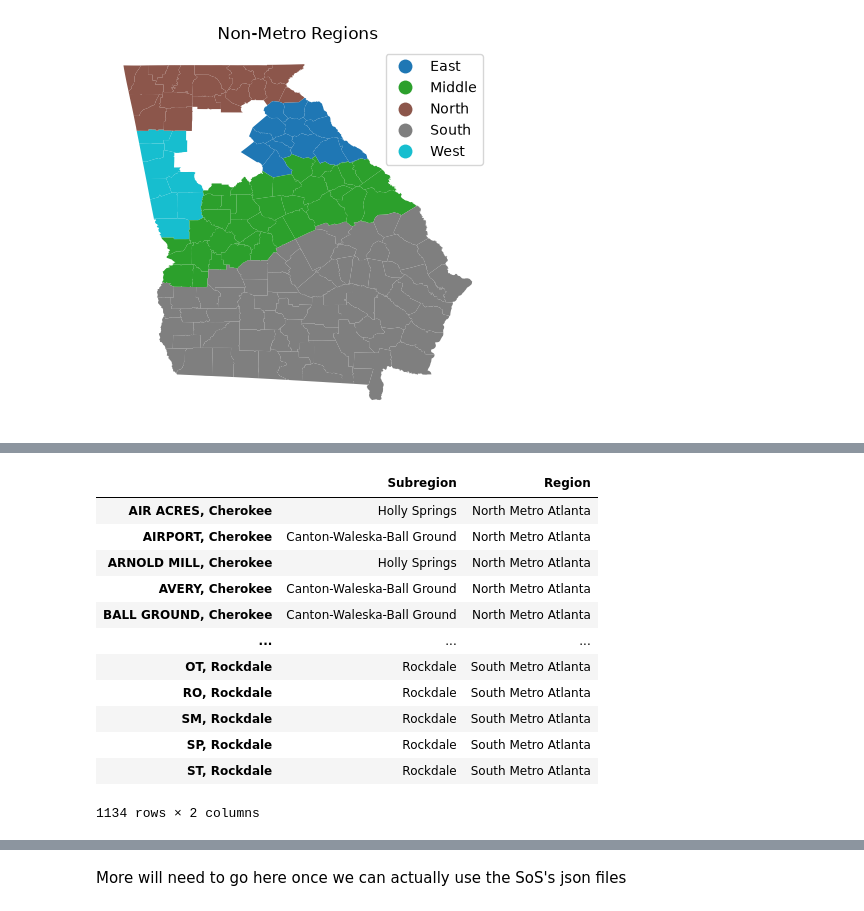
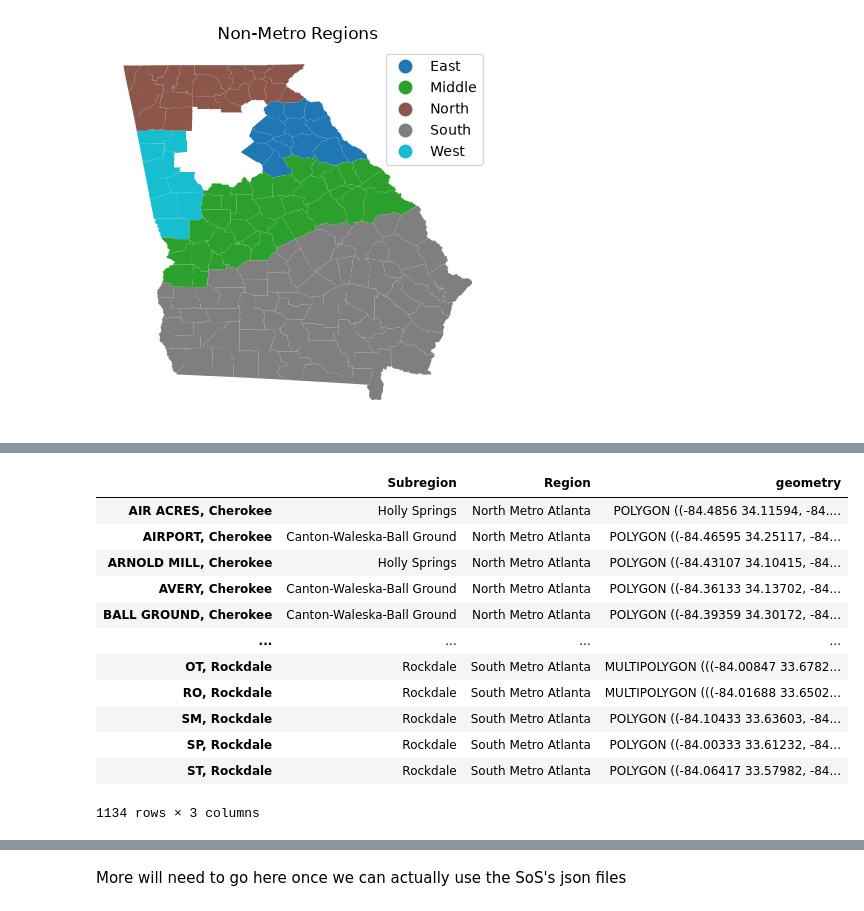
Before and after one commit to davidboers/2026electionmodels, a Jupyter notebook: statewides.ipynb, the cells around one changed output, grey strips where cells are left out. Cells and saved outputs as stored; diff of their text form; code cells hidden in the pictures.

```diff
--- a/statewides.ipynb
+++ b/statewides.ipynb
@@ -90,0 +67,24 @@ def display_single_results(df):
+# %%
+import pandas as pd
+import geopandas
+
+metro_prec_data = geopandas.read_file('./regions/regions_metro.json')
+metro_prec_data[metro_prec_data['Election'].isin(['2018', '2022', '*'])]
+metro_prec_data = metro_prec_data.rename(columns={'index': 'Precinct'})
+
+# Sanitizing for 2022
+def sanitize_gwinnett_2022(x):
+    return ' '.join(x.split(' ')[1:])
+metro_prec_data.loc[metro_prec_data['County'] == 'Gwinnett', 'Precinct'] = \
+    metro_prec_data.loc[metro_prec_data['County'] == 'Gwinnett', 'Precinct'].apply(sanitize_gwinnett_2022)
+
+def sanitize_hall_2022(x):
+    return '-'.join(x.split('-')[1:])
+metro_prec_data.loc[metro_prec_data['County'] == 'Hall', 'Precinct'] = \
+    metro_prec_data.loc[metro_prec_data['County'] == 'Hall', 'Precinct'].apply(sanitize_hall_2022)
+
+metro_prec_data['Precinct'] = \
+    metro_prec_data['Precinct'].apply(lambda x: x.upper())
+
+metro_prec_data = metro_prec_data.set_index(['County', 'Precinct', 'Election'], drop=False)
+metro_prec_data
@@ -91,28 +106,33 @@ def display_single_results(df):
 # %%
 def agg_uniq(s: pd.Series):
     vals = s.values.unique()
     if len(vals) != 1:
         print(s)
         assert len(vals) == 1
     [val] = vals
     return val
 
 metro_prec_data_rg_map = metro_prec_data.set_index(['County', 'Reporting Group'])
 metro_prec_data_rg_map = metro_prec_data_rg_map[['Subregion', 'Region']]
 metro_prec_data_rg_map = metro_prec_data_rg_map.groupby(metro_prec_data_rg_map.index).agg(agg_uniq)
-metro_prec_data_rg_map.index = [f'{rg}, {county}' for (county, rg) in metro_prec_data_rg_map.index]
+metro_prec_data_rg_map.index = pd.MultiIndex.from_tuples(metro_prec_data_rg_map.index)
+metro_prec_data_rg_map['geometry'] = \
+    metro_prec_data[metro_prec_data['Election'].isin(['2026', '*'])] \
+        .set_index(['County', 'Reporting Group']) \
+        .dissolve(by=['County', 'Reporting Group'])['geometry']
+metro_prec_data_rg_map.index = pd.Index(metro_prec_data_rg_map.index.map(lambda x: f'{x[1]}, {x[0]}'))
 metro_prec_data_rg_map
 # %% [output]
-|  | Subregion | Region |
-| AIR ACRES, Cherokee | Holly Springs | North Metro Atlanta |
-| AIRPORT, Cherokee | Canton-Waleska-Ball Ground | North Metro Atlanta |
-| ARNOLD MILL, Cherokee | Holly Springs | North Metro Atlanta |
-| AVERY, Cherokee | Canton-Waleska-Ball Ground | North Metro Atlanta |
-| BALL GROUND, Cherokee | Canton-Waleska-Ball Ground | North Metro Atlanta |
-| ... | ... | ... |
-| OT, Rockdale | Rockdale | South Metro Atlanta |
-| RO, Rockdale | Rockdale | South Metro Atlanta |
-| SM, Rockdale | Rockdale | South Metro Atlanta |
-| SP, Rockdale | Rockdale | South Metro Atlanta |
-| ST, Rockdale | Rockdale | South Metro Atlanta |
+|  | Subregion | Region | geometry |
+| AIR ACRES, Cherokee | Holly Springs | North Metro Atlanta | POLYGON ((-84.4856 34.11594, -84.... |
+| AIRPORT, Cherokee | Canton-Waleska-Ball Ground | North Metro Atlanta | POLYGON ((-84.46595 34.25117, -84... |
+| ARNOLD MILL, Cherokee | Holly Springs | North Metro Atlanta | POLYGON ((-84.43107 34.10415, -84... |
+| AVERY, Cherokee | Canton-Waleska-Ball Ground | North Metro Atlanta | POLYGON ((-84.36133 34.13702, -84... |
+| BALL GROUND, Cherokee | Canton-Waleska-Ball Ground | North Metro Atlanta | POLYGON ((-84.39359 34.30172, -84... |
+| ... | ... | ... | ... |
+| OT, Rockdale | Rockdale | South Metro Atlanta | MULTIPOLYGON (((-84.00847 33.6782... |
+| RO, Rockdale | Rockdale | South Metro Atlanta | MULTIPOLYGON (((-84.01688 33.6502... |
+| SM, Rockdale | Rockdale | South Metro Atlanta | POLYGON ((-84.10433 33.63603, -84... |
+| SP, Rockdale | Rockdale | South Metro Atlanta | POLYGON ((-84.00333 33.61232, -84... |
+| ST, Rockdale | Rockdale | South Metro Atlanta | POLYGON ((-84.06417 33.57982, -84... |
-1134 rows × 2 columns
+1134 rows × 3 columns
```
Also changed, not shown: parts of 12 cells of this notebook, 3 other files.
